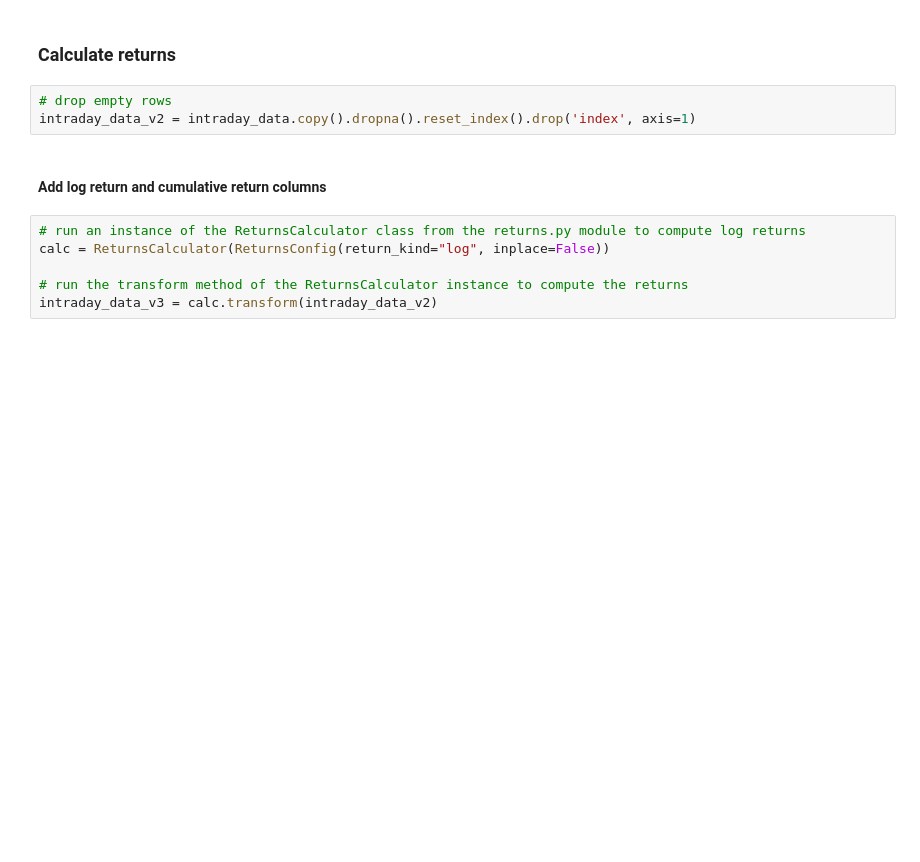
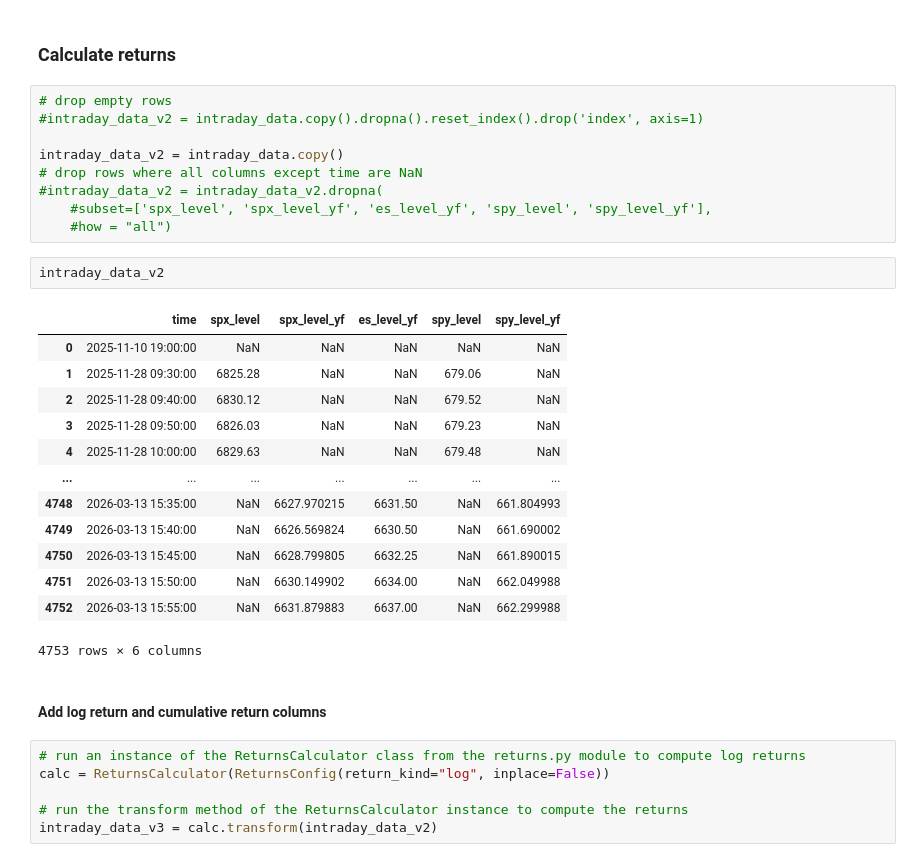
Before and after one commit to danielhalm1407/Risk-Control-Using-a-Bayesian-Joint-Quantile-Time-Series-Model-For-Asset-Returns, a Jupyter notebook: notebooks/NB02_Backtest_Intraday.ipynb, the cells around one changed output. Drawn from its saved outputs; the diff is of its cells as text; blank space fills up the shorter version.

```diff
--- a/notebooks/NB02_Backtest_Intraday.ipynb
+++ b/notebooks/NB02_Backtest_Intraday.ipynb
@@ -245,7 +260,29 @@ intraday_data = intraday_data[['time', 'spx_level', 'spx_level_yf', 'es_level_yf
 ### Calculate returns
 # %%
 # drop empty rows
-intraday_data_v2 = intraday_data.copy().dropna().reset_index().drop('index', axis=1)
+#intraday_data_v2 = intraday_data.copy().dropna().reset_index().drop('index', axis=1)
+
+intraday_data_v2 = intraday_data.copy()
+# drop rows where all columns except time are NaN
+#intraday_data_v2 = intraday_data_v2.dropna(
+    #subset=['spx_level', 'spx_level_yf', 'es_level_yf', 'spy_level', 'spy_level_yf'],
+    #how = "all")
+# %%
+intraday_data_v2
+# %% [output]
+|  | time | spx_level | spx_level_yf | es_level_yf | spy_level | spy_level_yf |
+| 0 | 2025-11-10 19:00:00 | NaN | NaN | NaN | NaN | NaN |
+| 1 | 2025-11-28 09:30:00 | 6825.28 | NaN | NaN | 679.06 | NaN |
+| 2 | 2025-11-28 09:40:00 | 6830.12 | NaN | NaN | 679.52 | NaN |
+| 3 | 2025-11-28 09:50:00 | 6826.03 | NaN | NaN | 679.23 | NaN |
+| 4 | 2025-11-28 10:00:00 | 6829.63 | NaN | NaN | 679.48 | NaN |
+| ... | ... | ... | ... | ... | ... | ... |
+| 4748 | 2026-03-13 15:35:00 | NaN | 6627.970215 | 6631.50 | NaN | 661.804993 |
+| 4749 | 2026-03-13 15:40:00 | NaN | 6626.569824 | 6630.50 | NaN | 661.690002 |
+| 4750 | 2026-03-13 15:45:00 | NaN | 6628.799805 | 6632.25 | NaN | 661.890015 |
+| 4751 | 2026-03-13 15:50:00 | NaN | 6630.149902 | 6634.00 | NaN | 662.049988 |
+| 4752 | 2026-03-13 15:55:00 | NaN | 6631.879883 | 6637.00 | NaN | 662.299988 |
+4753 rows × 6 columns
 # %% [markdown]
 #### Add log return and cumulative return columns
 # %%
```
Also changed, not shown: parts of 9 cells of this notebook, 4 other files.
